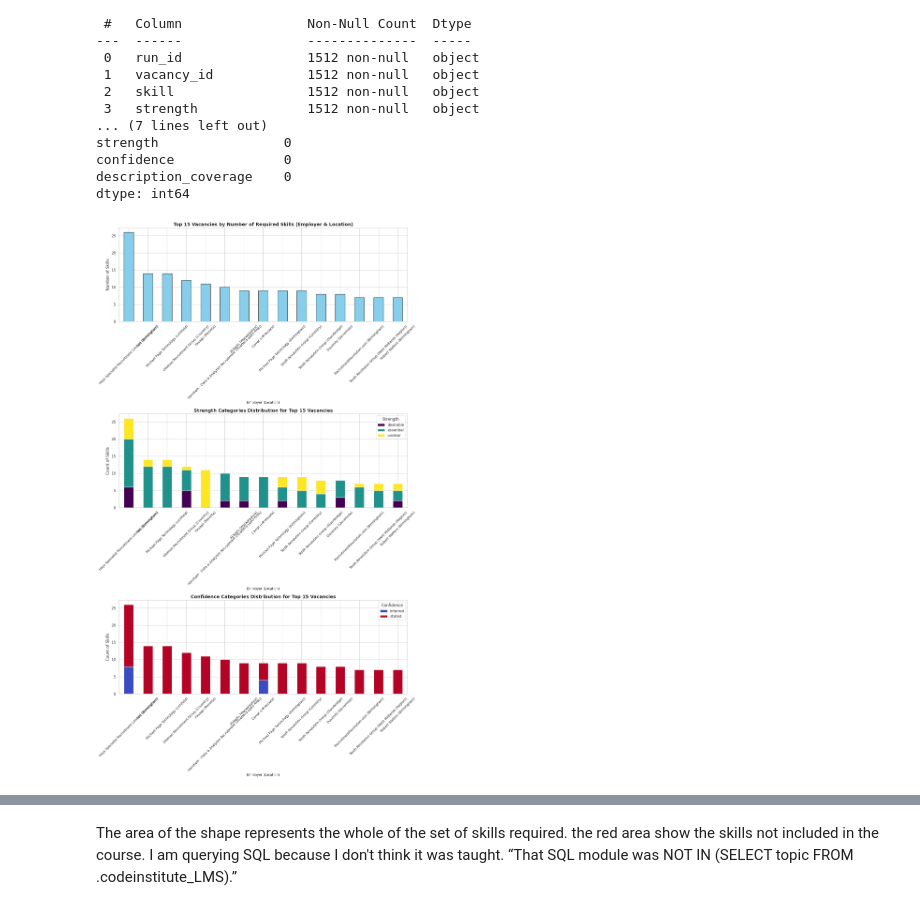
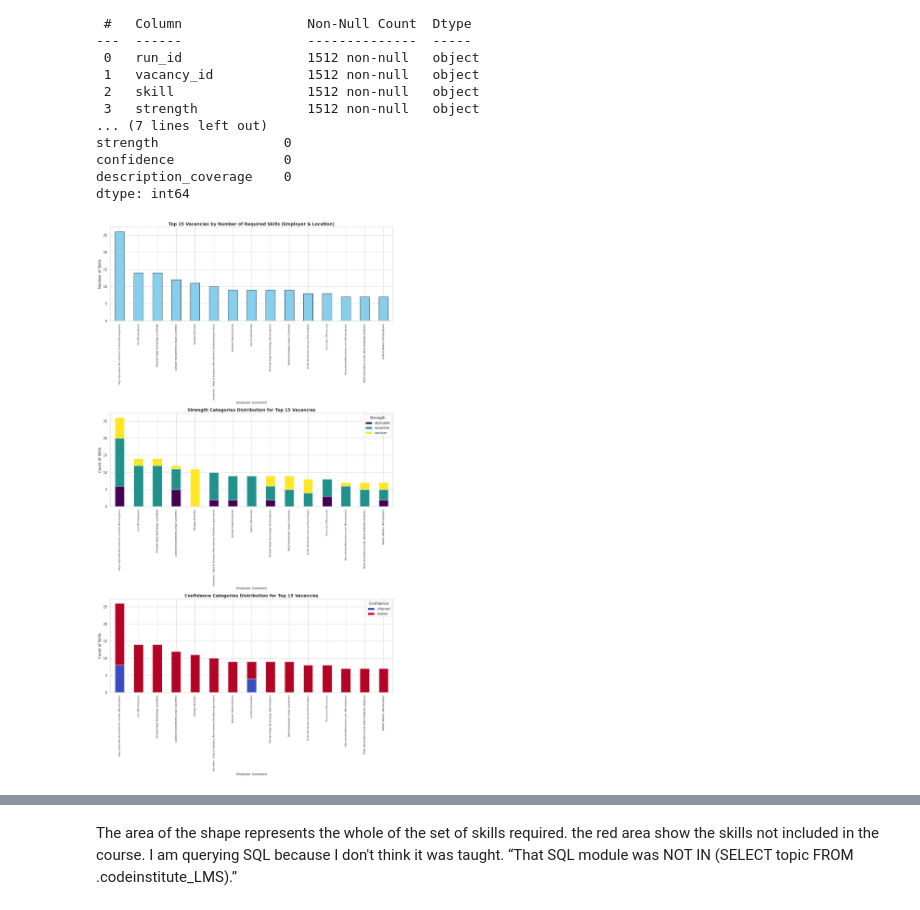
Before and after one commit to TidyWeb/SkillMatch, a Jupyter notebook: John's Folder/Data_Analyst_Workbook.ipynb, the cells around one changed output, grey strips where cells are left out. Cells and saved outputs as stored; diff of their text form; code cells hidden in the pictures.

```diff
--- a/John's Folder/Data_Analyst_Workbook.ipynb
+++ b/John's Folder/Data_Analyst_Workbook.ipynb
@@ -53,0 +91,20 @@ Merged flat DataFrame shape: (307, 34)
+# %%
+import pandas as pd
+
+try:
+    vacancies = pd.read_csv(SHOWN_CSV_URL)
+    print("Vacancies DataFrame loaded successfully!")
+except Exception as e:
+    import requests
+    import io
+    print(f"Error loading via pandas directly: {e}. Trying fallback with requests...")
+    response = requests.get(SHOWN_CSV_URL)
+    vacancies = pd.read_csv(io.StringIO(response.text))
+
+# Join the two DataFrames on 'vacancy_id'
+skills_flat = pd.merge(skills, vacancies, on='vacancy_id', how='inner')
+
+print(f"Skills shape: {skills.shape}")
+print(f"Vacancies shape: {vacancies.shape}")
+print(f"Merged flat DataFrame shape: {skills_flat.shape}")
+display(skills_flat.head())
@@ -91,50 +160,61 @@ import pandas as pd
 # Set plotting style
 sns.set_theme(style="whitegrid")
 
+# Ensure we are using the correct active vacancies data for this plot
+try:
+    vac_current_plot = pd.read_csv(SHOWN_CSV_URL)
+except Exception:
+    import requests
+    import io
+    response = requests.get(SHOWN_CSV_URL)
+    vac_current_plot = pd.read_csv(io.StringIO(response.text))
+
+# Create local skills_flat for this visualization
+local_skills_flat = pd.merge(skills, vac_current_plot, on='vacancy_id', how='inner')
+
 # Prepare readable identifier incorporating both Employer and Location
-# Some records might have NaN values, so we handle them cleanly
-skills_flat['employer_clean'] = skills_flat['employer'].fillna('Unknown Employer')
-skills_flat['location_clean'] = skills_flat['location_text'].fillna('Unknown Location')
-skills_flat['employer_location'] = skills_flat['employer_clean'] + ' (' + skills_flat['location_clean'] + ')'
+local_skills_flat['employer_clean'] = local_skills_flat['employer'].fillna('Unknown Employer')
+local_skills_flat['location_clean'] = local_skills_flat['location_text'].fillna('Unknown Location')
+local_skills_flat['employer_location'] = local_skills_flat['employer_clean'] + ' (' + local_skills_flat['location_clean'] + ')'
 
 # 1. Calculate basic aggregates per vacancy to identify the top 15
-vacancy_skill_counts = skills_flat.groupby('employer_location')['skill'].count().sort_values(ascending=False)
+vacancy_skill_counts = local_skills_flat.groupby('employer_location')['skill'].count().sort_values(ascending=False)
 top_vacancies_labels = vacancy_skill_counts.head(15).index
 
 # Filter the flat dataframe to include only the top 15
-skills_flat_top15 = skills_flat[skills_flat['employer_location'].isin(top_vacancies_labels)]
+skills_flat_top15 = local_skills_flat[local_skills_flat['employer_location'].isin(top_vacancies_labels)]
 
 # 2. Prepare aggregated data for categorical columns 'strength' and 'confidence'
 strength_by_vacancy = pd.crosstab(skills_flat_top15['employer_location'], skills_flat_top15['strength']).loc[top_vacancies_labels]
 confidence_by_vacancy = pd.crosstab(skills_flat_top15['employer_location'], skills_flat_top15['confidence']).loc[top_vacancies_labels]
 
 # Create a multi-plot figure
-fig, axes = plt.subplots(3, 1, figsize=(14, 24))
+fig, axes = plt.subplots(3, 1, figsize=(14, 26))
 
 # Plot 1: Number of skills per Employer / Location (Top 15)
 vacancy_skill_counts.head(15).plot(kind='bar', ax=axes[0], color='skyblue', edgecolor='black')
 axes[0].set_title('Top 15 Vacancies by Number of Required Skills (Employer & Location)', fontsize=14, fontweight='bold')
 axes[0].set_ylabel('Number of Skills', fontsize=12)
 axes[0].set_xlabel('Employer (Location)', fontsize=10)
-axes[0].tick_params(axis='x', rotation=45, labelsize=10)
+axes[0].tick_params(axis='x', rotation=90, labelsize=8)
 
 # Plot 2: Strength distribution per Employer / Location (Top 15)
 strength_by_vacancy.plot(kind='bar', stacked=True, ax=axes[1], colormap='viridis')
 axes[1].set_title('Strength Categories Distribution for Top 15 Vacancies', fontsize=14, fontweight='bold')
 axes[1].set_ylabel('Count of Skills', fontsize=12)
 axes[1].set_xlabel('Employer (Location)', fontsize=10)
-axes[1].tick_params(axis='x', rotation=45, labelsize=10)
+axes[1].tick_params(axis='x', rotation=90, labelsize=8)
 axes[1].legend(title='Strength')
 
 # Plot 3: Confidence distribution per Employer / Location (Top 15)
 confidence_by_vacancy.plot(kind='bar', stacked=True, ax=axes[2], colormap='coolwarm')
 axes[2].set_title('Confidence Categories Distribution for Top 15 Vacancies', fontsize=14, fontweight='bold')
 axes[2].set_ylabel('Count of Skills', fontsize=12)
 axes[2].set_xlabel('Employer (Location)', fontsize=10)
-axes[2].tick_params(axis='x', rotation=45, labelsize=10)
+axes[2].tick_params(axis='x', rotation=90, labelsize=8)
 axes[2].legend(title='Confidence')
 
 plt.tight_layout()
 plt.show()
 # %% [output]
-[figure, old version]
+[figure, new version]
```
Also changed, not shown: parts of 19 cells of this notebook.
